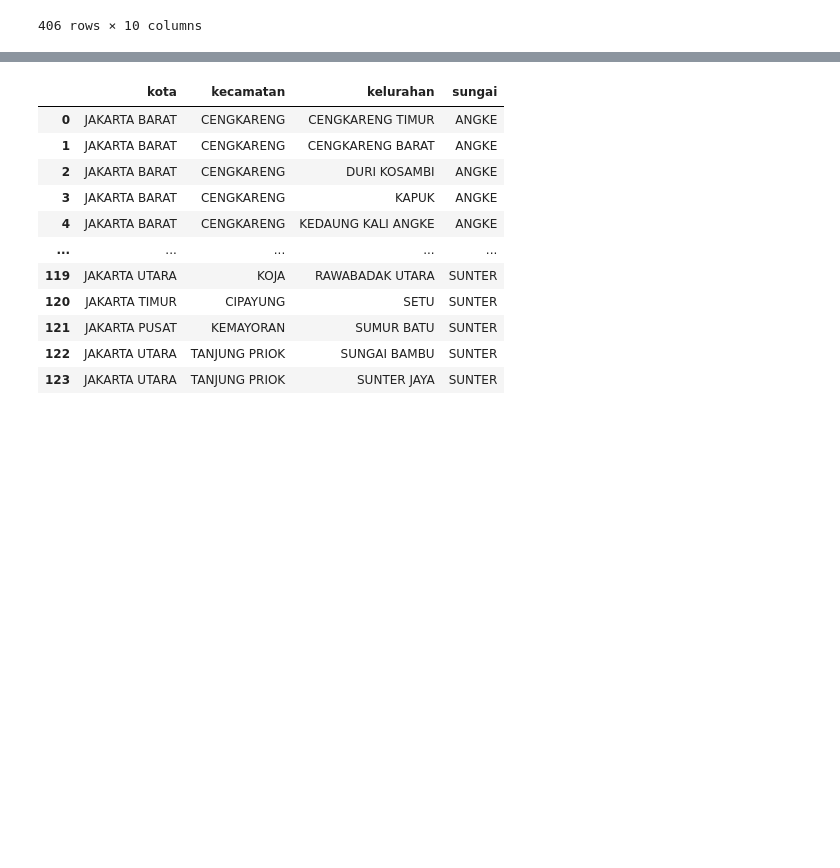
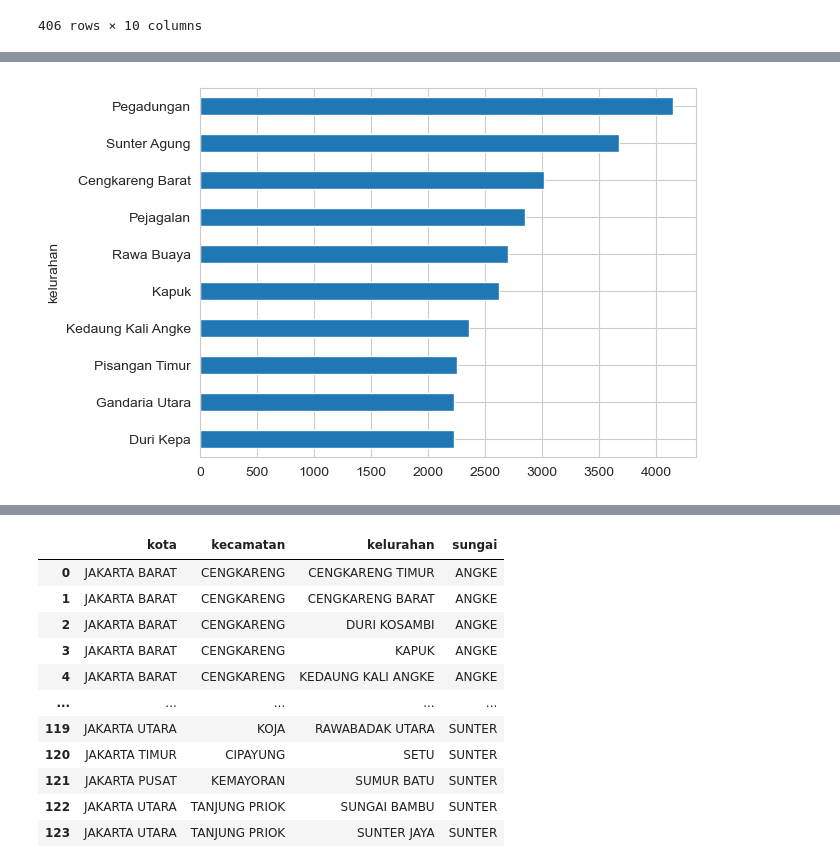
Before and after one commit to nurrizkyimani/flood-jsc-yli, a Jupyter notebook: jsc-data-analysis.ipynb, the cells around one changed output, grey strips where cells are left out. Saved outputs shown, nothing was run; the diff lists cells and outputs as text; code cells hidden in the pictures; blank space fills up the shorter version.

Commit message:
add analysis and combining dataset

```diff
--- a/jsc-data-analysis.ipynb
+++ b/jsc-data-analysis.ipynb
@@ -1094,11 +1195,11 @@ UnicodeDecodeError: 'utf-8' codec can't decode byte 0xb2 in position 1808: inval
 # %%
-# dataset/daerah-rawan-banjir-dki-jakarta.csv
+ # dataset/daerah-rawan-banjir-dki-jakarta.csv
 
 # path = "dataset/data-kejadian-banjir/data-kejadian-bencana-banjir-di-provinsi-dki-jakarta-tahun-2020-bulan-januari.csv"
 path_data = "dataset/sekolah-rawan-banjir-tahun-2018.csv"
-data = pd.read_csv(path_data)
+data_sekolah_rawan = pd.read_csv(path_data)
 
-data
+data_sekolah_rawan
 # %% [output]
 |  | nama_sekolah | alamat | kelurahan | kecamatan | jumlah_siswa | jumlah_guru | telepon | kondisi_lingkungan | ... |
 | 0 | SDN Cakung Barat 03 Pg. | Jl. Raya Bekasi Km. 23 | Cakung Barat | Cakung | 269 | 10.0 | (021) 4618243 | Banjir | ... |
@@ -1115,0 +1229,5 @@ data
+# %%
+new_jumlah_guru_var = np.where(data_sekolah_rawan["jumlah_guru"].isnull(), 0, data_sekolah_rawan["jumlah_guru"])
+data_sekolah_rawan.jumlah_guru = new_jumlah_guru_var
+data_sekolah_rawan.jumlah_guru = data_sekolah_rawan.jumlah_guru.astype(int)
+data_sekolah_rawan.jumlah_guru.describe()
@@ -1115,0 +1244,3 @@ data
+# %%
+data_sekolah_rawan_clean = data_sekolah_rawan.drop(columns=['telepon', 'kondisi_lingkungan' ])
+data_sekolah_rawan_clean
@@ -1115,0 +1313,5 @@ data
+# %%
+data_sekolah_rawan_kelurahan = data_sekolah_rawan_clean.groupby(['kelurahan'])['jumlah_siswa'].sum().nlargest(10).sort_values(ascending=True)
+ax = data_sekolah_rawan_kelurahan.plot.barh(x='jumlah_siswa', y='kelurahan')
+# %% [output]
+[figure, added]
```
Also changed, not shown: parts of 48 cells of this notebook.
